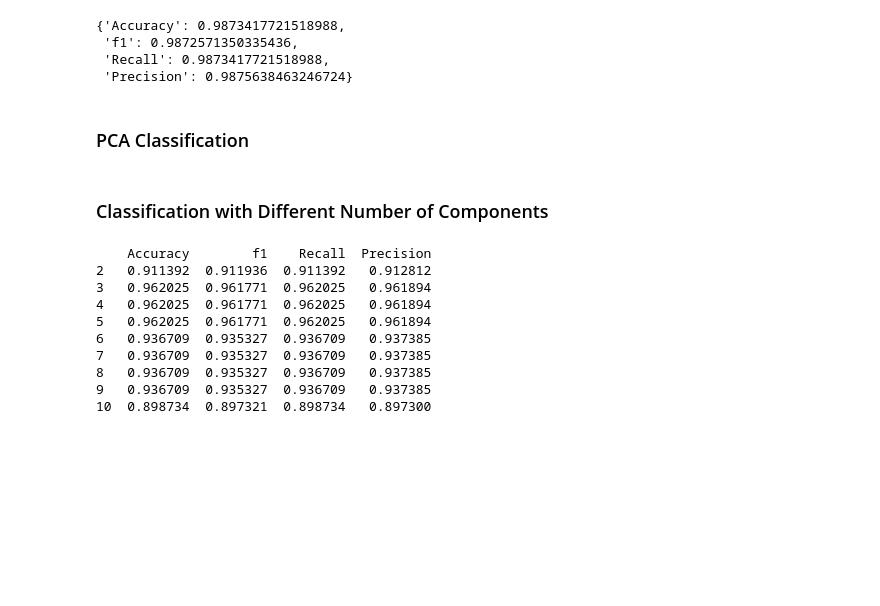
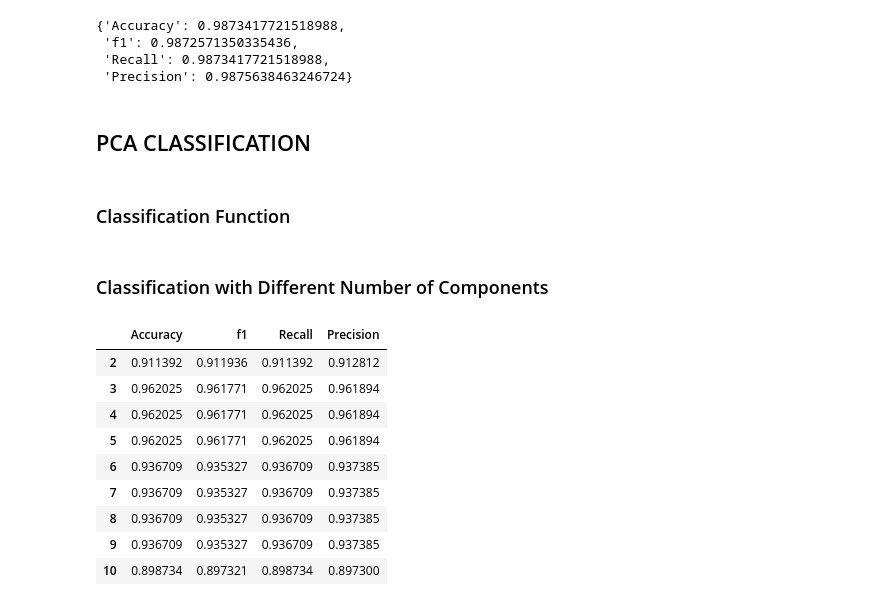
Before and after one commit to esanolad/kidney_disease_classification, a Jupyter notebook: classify.ipynb, the cells around one changed output. Saved outputs shown, nothing was run; the diff lists cells and outputs as text; code cells hidden in the pictures; blank space fills up the shorter version.

```diff
--- a/classify.ipynb
+++ b/classify.ipynb
@@ -278,7 +289,9 @@ prec= precision_score(y_true = y_test, y_pred = predictions, average='weighted')
  'Recall': 0.9873417721518988,
  'Precision': 0.9875638463246724}
 # %% [markdown]
-### PCA Classification
+## PCA CLASSIFICATION
+# %% [markdown]
+### Classification Function
 # %%
 def pca_classify(df, n_components):
     pca = PCA(n_components = n_components)
@@ -299,19 +312,17 @@ def pca_classify(df, n_components):
 # %%
 df=data[['rc','wc','bgr','hemo','pcv','bu','sc','sod','pot','su','al','sg','bp','age','classification']]
 data_array = []
 for i in range(2,11):
     data_array.append(pca_classify(df,i))
-df = pd.DataFrame(data_array, index=list(range(2,11)))
-
-print(df)
+pd.DataFrame(data_array, index=list(range(2,11)))
 # %% [output]
-    Accuracy        f1    Recall  Precision
-2   0.911392  0.911936  0.911392   0.912812
-3   0.962025  0.961771  0.962025   0.961894
-4   0.962025  0.961771  0.962025   0.961894
-5   0.962025  0.961771  0.962025   0.961894
-6   0.936709  0.935327  0.936709   0.937385
-7   0.936709  0.935327  0.936709   0.937385
-8   0.936709  0.935327  0.936709   0.937385
-9   0.936709  0.935327  0.936709   0.937385
-10  0.898734  0.897321  0.898734   0.897300
+|  | Accuracy | f1 | Recall | Precision |
+| 2 | 0.911392 | 0.911936 | 0.911392 | 0.912812 |
+| 3 | 0.962025 | 0.961771 | 0.962025 | 0.961894 |
+| 4 | 0.962025 | 0.961771 | 0.962025 | 0.961894 |
+| 5 | 0.962025 | 0.961771 | 0.962025 | 0.961894 |
+| 6 | 0.936709 | 0.935327 | 0.936709 | 0.937385 |
+| 7 | 0.936709 | 0.935327 | 0.936709 | 0.937385 |
+| 8 | 0.936709 | 0.935327 | 0.936709 | 0.937385 |
+| 9 | 0.936709 | 0.935327 | 0.936709 | 0.937385 |
+| 10 | 0.898734 | 0.897321 | 0.898734 | 0.897300 |
```
Also changed, not shown: parts of 26 cells of this notebook, 1 other file.
